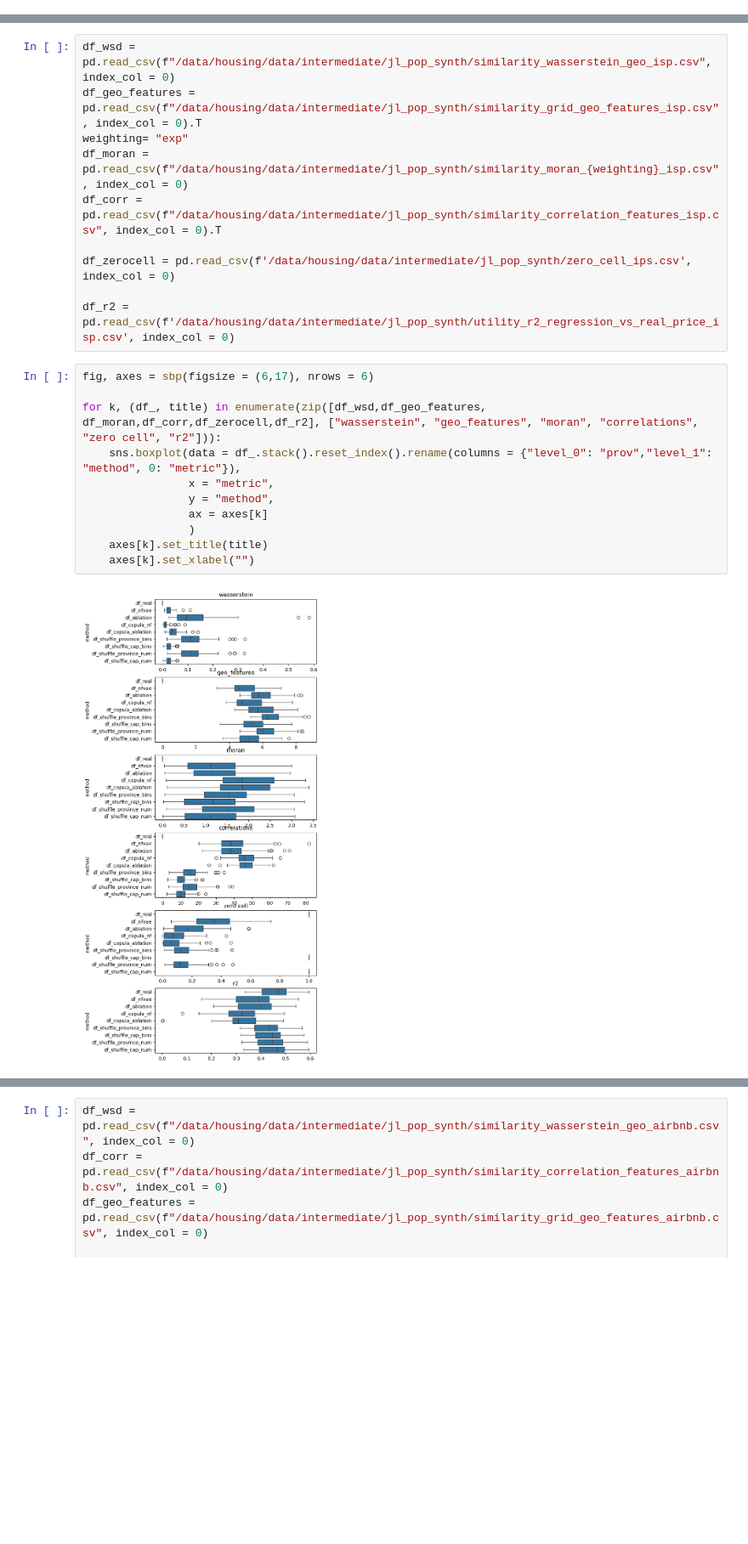
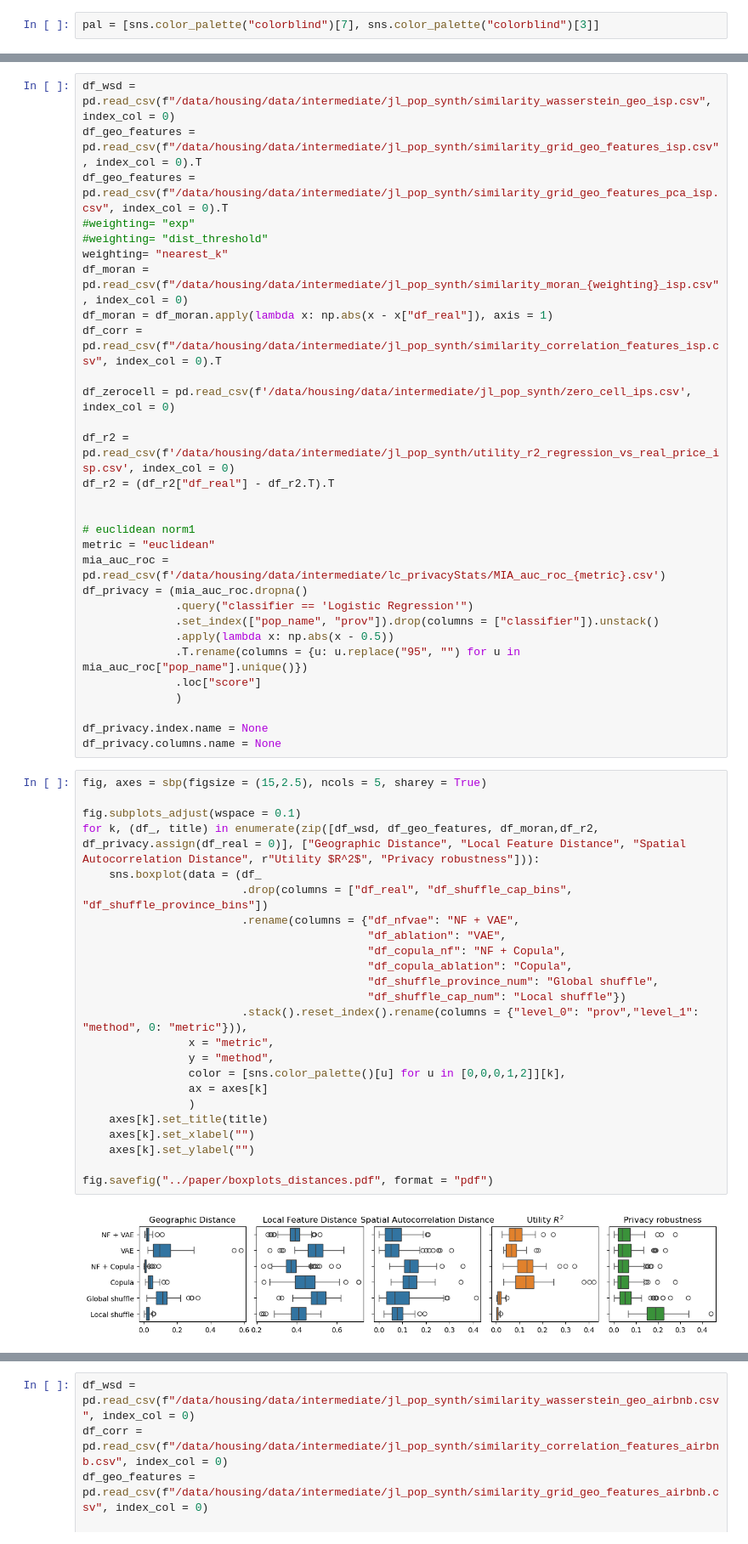
Before and after one commit to jaclenti/NFVAE-population-synthesis, a Jupyter notebook: notebooks/jl_full_comparison_isp.ipynb, the cells around one changed output, grey strips where cells are left out. Shown at 85% size. Drawn from its saved outputs; the diff is of its cells as text; blank space fills up the shorter version.

Commit message:
update figures and analyses

```diff
--- a/notebooks/jl_full_comparison_isp.ipynb
+++ b/notebooks/jl_full_comparison_isp.ipynb
@@ -5,0 +27,2 @@ from matplotlib.pyplot import subplots as sbp
+# %%
+pal = [sns.color_palette("colorblind")[7], sns.color_palette("colorblind")[3]]
@@ -6,23 +203,56 @@ from matplotlib.pyplot import subplots as sbp
 # %%
 df_wsd = pd.read_csv(f"/data/housing/data/intermediate/jl_pop_synth/similarity_wasserstein_geo_isp.csv", index_col = 0)
 df_geo_features = pd.read_csv(f"/data/housing/data/intermediate/jl_pop_synth/similarity_grid_geo_features_isp.csv", index_col = 0).T
-weighting= "exp"
+df_geo_features = pd.read_csv(f"/data/housing/data/intermediate/jl_pop_synth/similarity_grid_geo_features_pca_isp.csv", index_col = 0).T
+#weighting= "exp"
+#weighting= "dist_threshold"
+weighting= "nearest_k"
 df_moran = pd.read_csv(f"/data/housing/data/intermediate/jl_pop_synth/similarity_moran_{weighting}_isp.csv", index_col = 0)
+df_moran = df_moran.apply(lambda x: np.abs(x - x["df_real"]), axis = 1)
 df_corr = pd.read_csv(f"/data/housing/data/intermediate/jl_pop_synth/similarity_correlation_features_isp.csv", index_col = 0).T
 
 df_zerocell = pd.read_csv(f'/data/housing/data/intermediate/jl_pop_synth/zero_cell_ips.csv', index_col = 0)
 
 df_r2 = pd.read_csv(f'/data/housing/data/intermediate/jl_pop_synth/utility_r2_regression_vs_real_price_isp.csv', index_col = 0)
+df_r2 = (df_r2["df_real"] - df_r2.T).T
+
+
+# euclidean norm1
+metric = "euclidean"
+mia_auc_roc = pd.read_csv(f'/data/housing/data/intermediate/lc_privacyStats/MIA_auc_roc_{metric}.csv')
+df_privacy = (mia_auc_roc.dropna()
+              .query("classifier == 'Logistic Regression'")
+              .set_index(["pop_name", "prov"]).drop(columns = ["classifier"]).unstack()
+              .apply(lambda x: np.abs(x - 0.5))
+              .T.rename(columns = {u: u.replace("95", "") for u in mia_auc_roc["pop_name"].unique()})
+              .loc["score"]
+              )
+
+df_privacy.index.name = None
+df_privacy.columns.name = None
 # %%
-fig, axes = sbp(figsize = (6,17), nrows = 6)
+fig, axes = sbp(figsize = (15,2.5), ncols = 5, sharey = True)
 
-for k, (df_, title) in enumerate(zip([df_wsd,df_geo_features, df_moran,df_corr,df_zerocell,df_r2], ["wasserstein", "geo_features", "moran", "correlations", "zero cell", "r2"])):
-    sns.boxplot(data = df_.stack().reset_index().rename(columns = {"level_0": "prov","level_1": "method", 0: "metric"}),
+fig.subplots_adjust(wspace = 0.1)
+for k, (df_, title) in enumerate(zip([df_wsd, df_geo_features, df_moran,df_r2, df_privacy.assign(df_real = 0)], ["Geographic Distance", "Local Feature Distance", "Spatial Autocorrelation Distance", r"Utility $R^2$", "Privacy robustness"])):
+    sns.boxplot(data = (df_
+                        .drop(columns = ["df_real", "df_shuffle_cap_bins", "df_shuffle_province_bins"])
+                        .rename(columns = {"df_nfvae": "NF + VAE",
+                                           "df_ablation": "VAE",
+                                           "df_copula_nf": "NF + Copula",
+                                           "df_copula_ablation": "Copula",
+                                           "df_shuffle_province_num": "Global shuffle",
+                                           "df_shuffle_cap_num": "Local shuffle"})
+                        .stack().reset_index().rename(columns = {"level_0": "prov","level_1": "method", 0: "metric"})),
                 x = "metric",
                 y = "method",
+                color = [sns.color_palette()[u] for u in [0,0,0,1,2]][k],
                 ax = axes[k]
                 )
     axes[k].set_title(title)
     axes[k].set_xlabel("")
+    axes[k].set_ylabel("")
+
+fig.savefig("../paper/boxplots_distances.pdf", format = "pdf")
 # %% [output]
-[figure, old version]
+[figure, new version]
```
Also changed, not shown: parts of 44 cells of this notebook, 19 other files.
